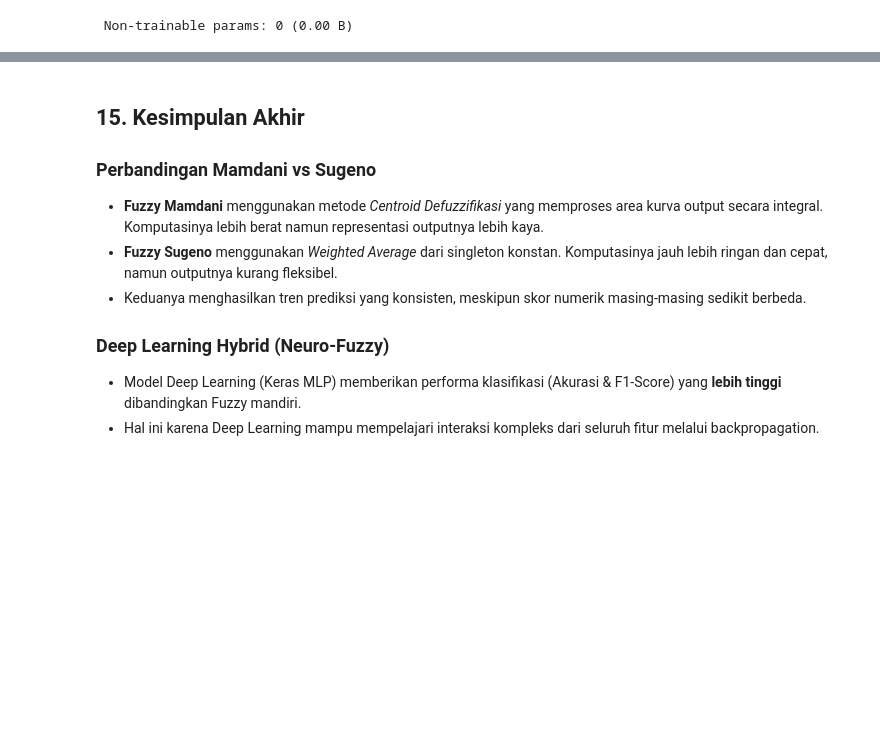
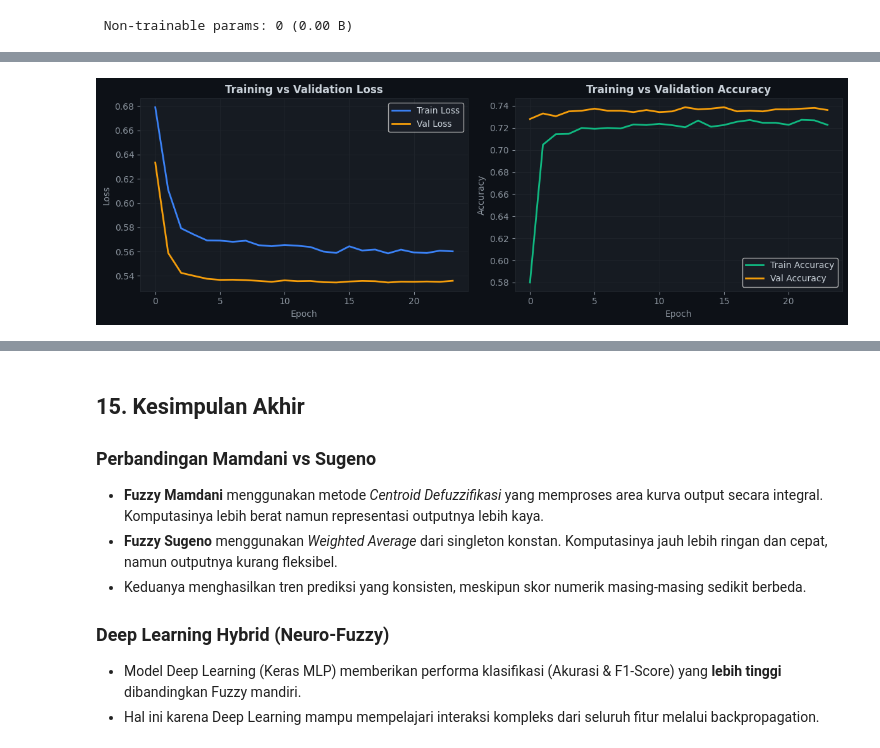
Before and after one commit to moch-firmansyahh/tugas-besar-dka, a Jupyter notebook: Tubes_dka.ipynb, the cells around one changed output, grey strips where cells are left out. Saved outputs shown, nothing was run; the diff lists cells and outputs as text; code cells hidden in the pictures; blank space fills up the shorter version.

```diff
--- a/Tubes_dka.ipynb
+++ b/Tubes_dka.ipynb
@@ -935,11 +935,27 @@ Model: "sequential"
  Non-trainable params: 0 (0.00 B)
 # %%
 # Melatih Model Hybrid
+from tensorflow.keras.callbacks import EarlyStopping
+import joblib
+
+early_stop = EarlyStopping(
+    monitor='val_loss',
+    patience=5,
+    restore_best_weights=True,
+    verbose=1
+)
+
 history = model.fit(
     X_train_scaled, y_train,
-    epochs=30,
-    batch_size=32,
+    epochs=100,
+    batch_size=256,
     validation_split=0.2,
+    callbacks=[early_stop],
     verbose=1
 )
+
+# Menyimpan Model dan Scaler
+model.save('model_hybrid_dka.h5')
+joblib.dump(scaler, 'scaler_hybrid_dka.pkl')
+print("Model dan Scaler berhasil disimpan (model_hybrid_dka.h5, scaler_hybrid_dka.pkl)")
 # %% [output]
@@ -963,3 +981,33 @@ Epoch 30/30
+# %%
+import matplotlib.pyplot as plt
+
+fig, axes = plt.subplots(1, 2, figsize=(12, 4), facecolor='#0d1117')
+
+for ax in axes:
+    ax.set_facecolor('#161b22')
+    ax.tick_params(colors='#8b949e')
+    ax.grid(True, color='#21262d', lw=0.6)
+    for spine in ax.spines.values():
+        spine.set_color('#21262d')
+
+axes[0].plot(history.history['loss'],     color='#3b82f6', lw=2, label='Train Loss')
+axes[0].plot(history.history['val_loss'], color='#f59e0b', lw=2, label='Val Loss')
+axes[0].set_title('Training vs Validation Loss',     color='#c9d1d9', fontweight='bold')
+axes[0].set_xlabel('Epoch',  color='#8b949e')
+axes[0].set_ylabel('Loss',   color='#8b949e')
+axes[0].legend(facecolor='#1c2028', labelcolor='#c9d1d9')
+
+axes[1].plot(history.history['accuracy'],     color='#10b981', lw=2, label='Train Accuracy')
+axes[1].plot(history.history['val_accuracy'], color='#f59e0b', lw=2, label='Val Accuracy')
+axes[1].set_title('Training vs Validation Accuracy', color='#c9d1d9', fontweight='bold')
+axes[1].set_xlabel('Epoch',    color='#8b949e')
+axes[1].set_ylabel('Accuracy', color='#8b949e')
+axes[1].legend(facecolor='#1c2028', labelcolor='#c9d1d9')
+
+plt.tight_layout()
+plt.show()
+# %% [output]
+[figure, added]
 # %%
 # Evaluasi Model Hybrid Deep Learning
 loss, accuracy = model.evaluate(X_test_scaled, y_test, verbose=0)
```
Also changed, not shown: parts of 9 cells of this notebook, 3 other files.
